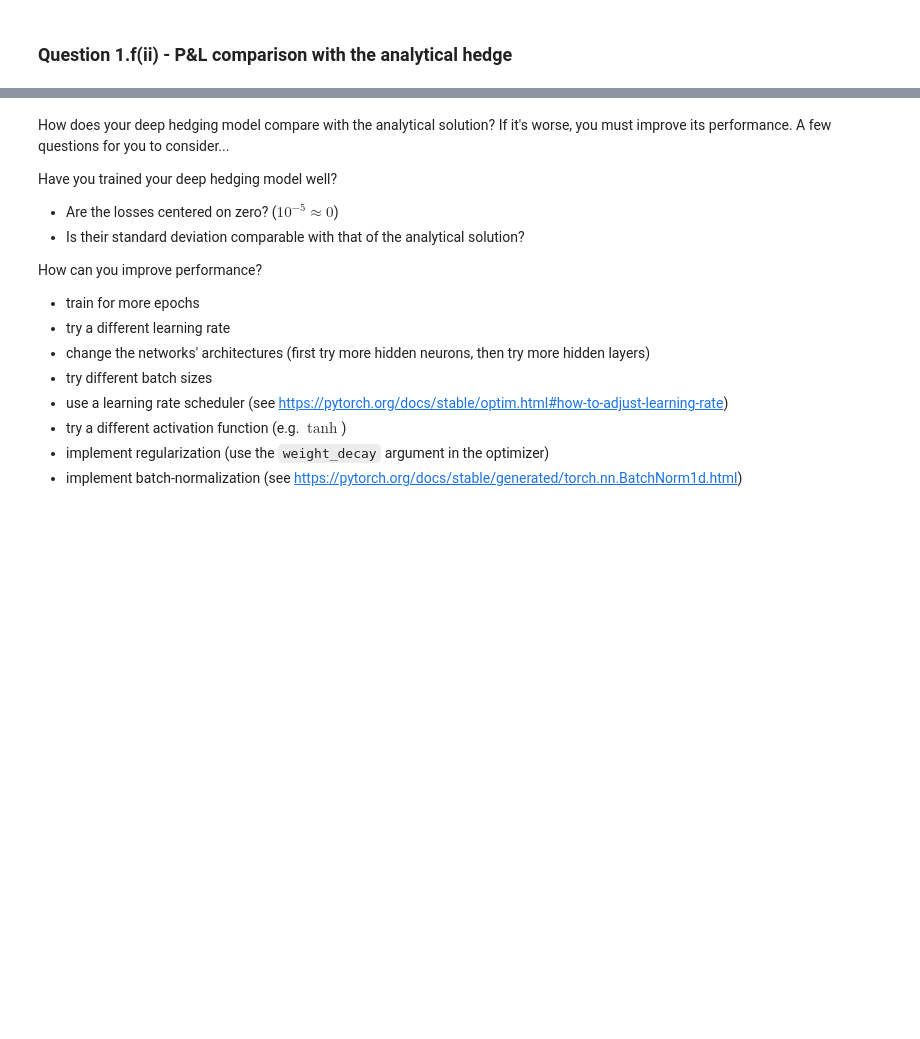
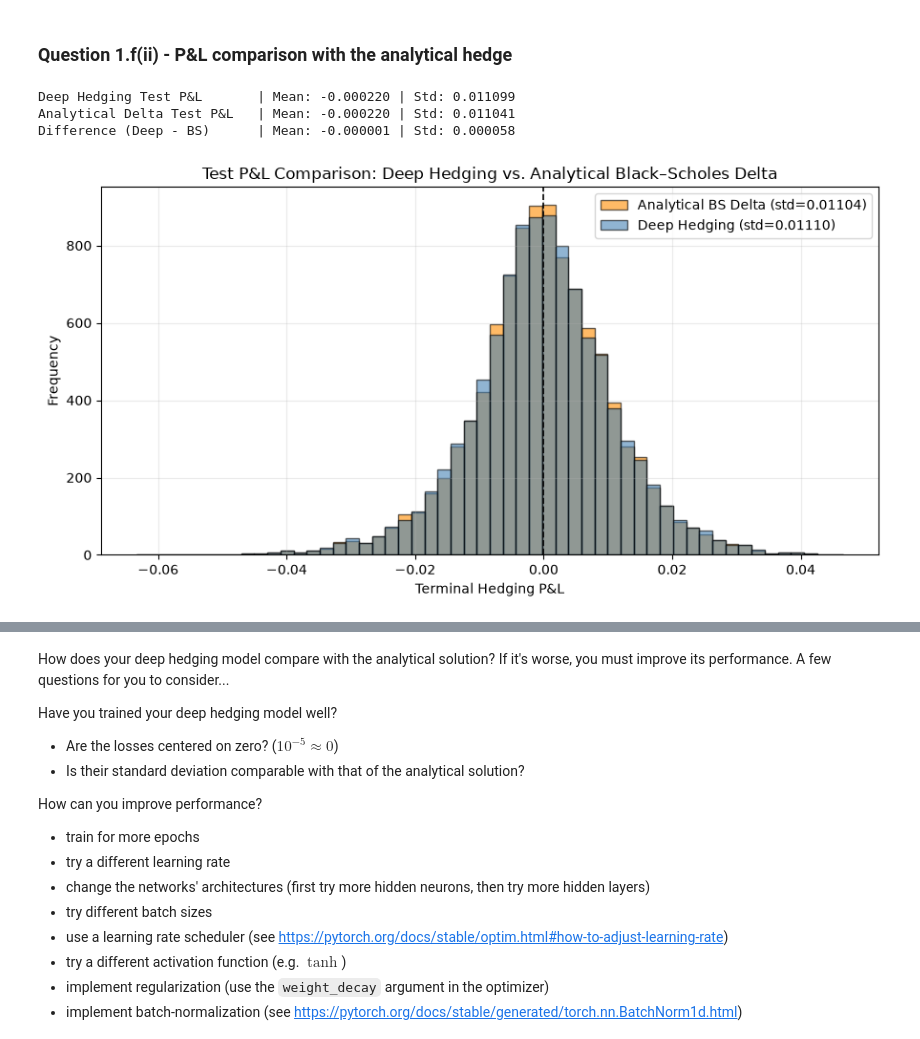
Before and after one commit to minieden/MachineLearningInFinanceProjects, a Jupyter notebook: MLFP3/template3.ipynb, the cells around one changed output, grey strips where cells are left out. Drawn from its saved outputs; the diff is of its cells as text; code cells hidden in the pictures; blank space fills up the shorter version.

```diff
--- a/MLFP3/template3.ipynb
+++ b/MLFP3/template3.ipynb
@@ -272,0 +406,46 @@ No points for solutions without explicit derivation.
+# %%
+# Implement the formula you found
+# Rebalance at t_0,...,t_29 using the same test paths, premium and payoff as in 1.e.
+# Compute P&L using the same sign convention as in 1.e.
+# Plot histograms of both P&L distributions and print their means and standard deviations.
+
+def bs_delta(t, S, K, r, sigma, T):
+    """Analytical Black-Scholes call delta H^{BS}_t(S) = Phi(d_+)."""
+    tau = torch.as_tensor(T - t, dtype=S.dtype, device=S.device)
+    d_plus = (torch.log(S / K) + (r + 0.5 * sigma**2) * tau) / (sigma * torch.sqrt(tau))
+    return norm_cdf(d_plus)
+
+# Trading dates t_0, ..., t_{N-1}
+t_grid = torch.arange(N, dtype=torch.float32) * (T / N)
+
+# Evaluate analytical delta at each (t_j, S_{t_j}) across all 10,000 test paths
+H_bs_test = bs_delta(t_grid.unsqueeze(0), S_test[:, :-1], K, r, sigma, T)
+gains_bs = (H_bs_test * (S_test[:, 1:] - S_test[:, :-1])).sum(dim=1)
+pnl_bs = (p + gains_bs - payoff_test).cpu().numpy()
+
+mean_bs = pnl_bs.mean()
+std_bs = pnl_bs.std(ddof=1)
+
+print(f"Deep Hedging Test P&L       | Mean: {mean_deep:.6f} | Std: {std_deep:.6f}")
+print(f"Analytical Delta Test P&L   | Mean: {mean_bs:.6f} | Std: {std_bs:.6f}")
+print(f"Difference (Deep - BS)      | Mean: {mean_deep - mean_bs:.6f} | Std: {std_deep - std_bs:.6f}")
+
+# Plot both P&L distributions on common bins for direct comparison
+bins = np.linspace(min(pnl_deep.min(), pnl_bs.min()), max(pnl_deep.max(), pnl_bs.max()), 55)
+
+plt.figure(figsize=(9, 4.8))
+plt.hist(pnl_bs, bins=bins, alpha=0.6, color="darkorange", edgecolor="black", label=f"Analytical BS Delta (std={std_bs:.5f})")
+plt.hist(pnl_deep, bins=bins, alpha=0.6, color="steelblue", edgecolor="black", label=f"Deep Hedging (std={std_deep:.5f})")
+plt.axvline(0.0, color="black", linestyle="--", linewidth=1.2)
+plt.title("Test P&L Comparison: Deep Hedging vs. Analytical Black–Scholes Delta")
+plt.xlabel("Terminal Hedging P&L")
+plt.ylabel("Frequency")
+plt.legend()
+plt.grid(alpha=0.25)
+plt.tight_layout()
+plt.show()
+# %% [output]
+Deep Hedging Test P&L       | Mean: -0.000220 | Std: 0.011099
+Analytical Delta Test P&L   | Mean: -0.000220 | Std: 0.011041
+Difference (Deep - BS)      | Mean: -0.000001 | Std: 0.000058
+[figure, added]
```
Also changed, not shown: parts of 17 cells of this notebook, 1 other file.
